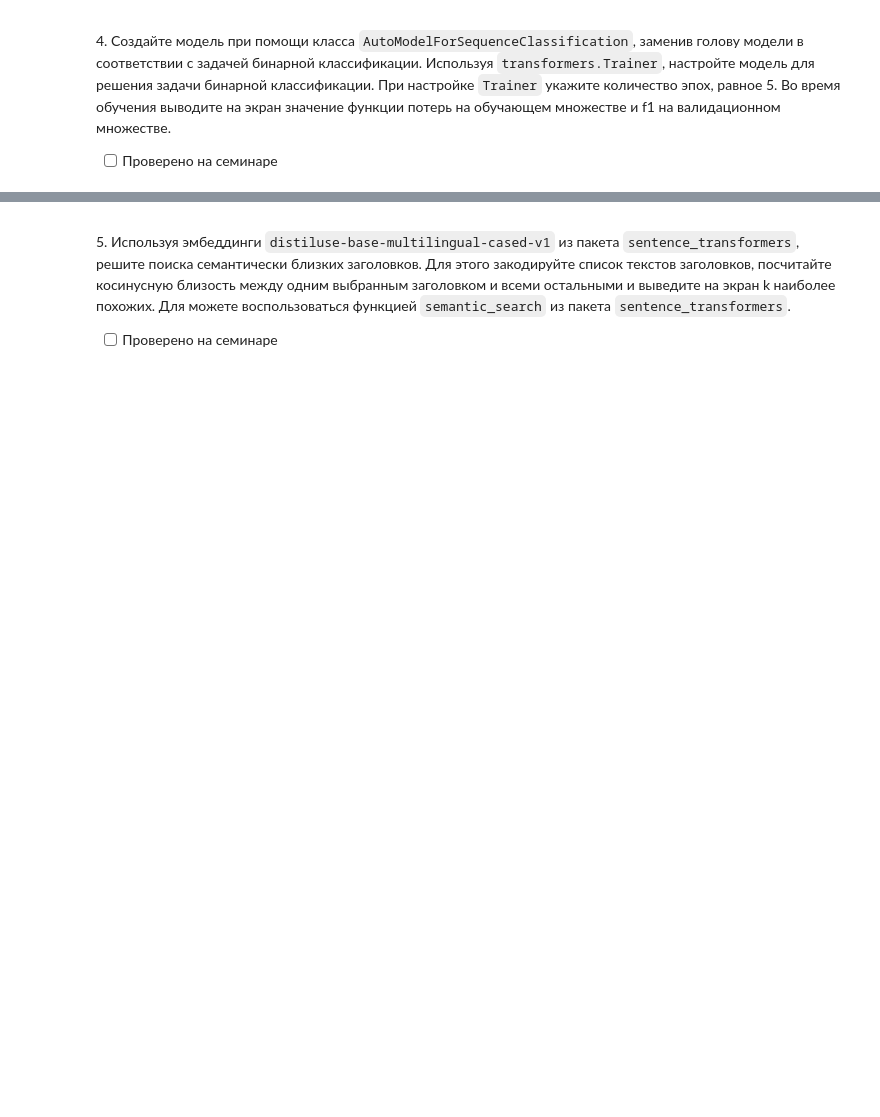
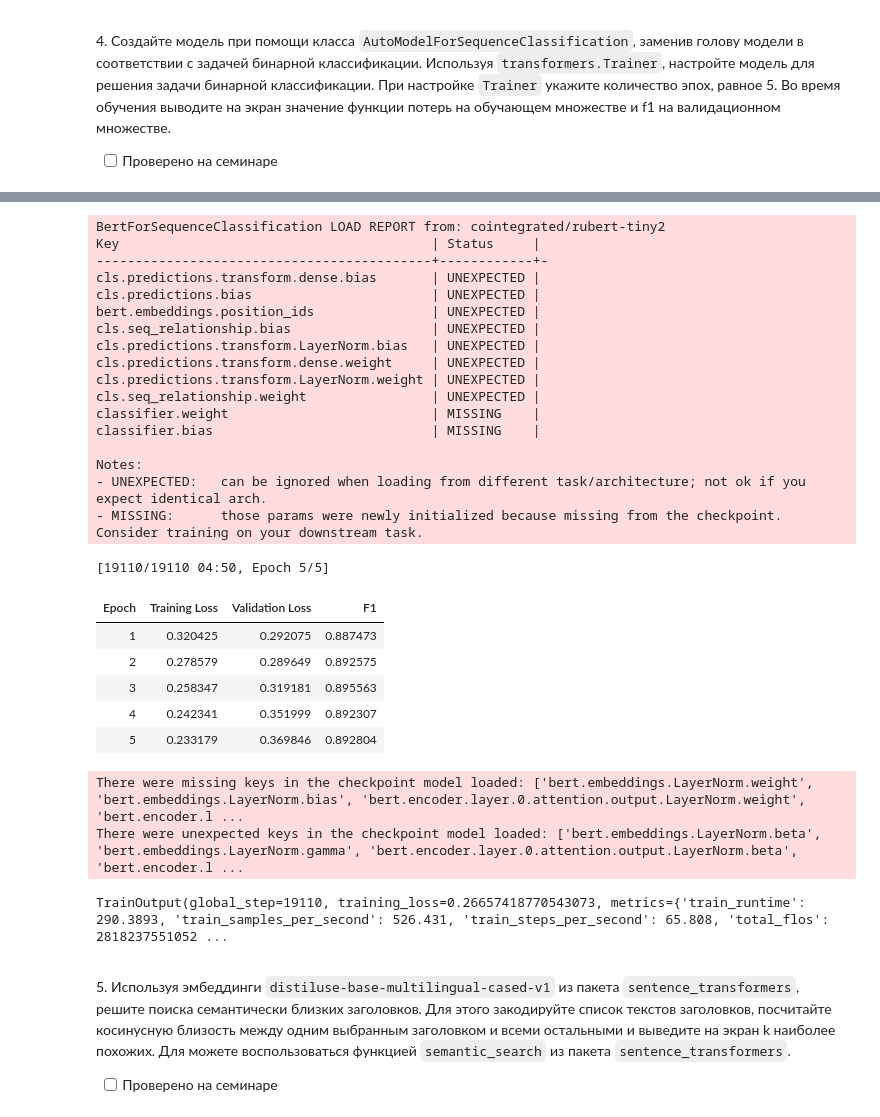
Before and after one commit to Ackrome/FU, a Jupyter notebook: Course_3/NLP/04_transformers/04_1_encoding_finetuning.ipynb, the cells around one changed output, grey strips where cells are left out. Saved outputs shown, nothing was run; the diff lists cells and outputs as text; code cells hidden in the pictures; blank space fills up the shorter version.

```diff
--- a/Course_3/NLP/04_transformers/04_1_encoding_finetuning.ipynb
+++ b/Course_3/NLP/04_transformers/04_1_encoding_finetuning.ipynb
@@ -213,3 +391,75 @@ print(f"\nКосинусное сходство между эмбеддинга
+# %%
+MODEL_NAME = "cointegrated/rubert-tiny2"
+
+tokenizer = AutoTokenizer.from_pretrained(MODEL_NAME)
+classifier_model = AutoModelForSequenceClassification.from_pretrained(
+    MODEL_NAME,
+    num_labels=2
+).to(device)
+
+def tokenize_function(examples):
+    return tokenizer(examples["text"], padding="max_length", truncation=True, max_length=128)
+
+tokenized_datasets = raw_datasets.map(tokenize_function, batched=True)
+tokenized_datasets = tokenized_datasets.rename_column("class", "labels")
+tokenized_datasets = tokenized_datasets.remove_columns(["text"])
+tokenized_datasets.set_format("torch")
+
+def compute_metrics(p: EvalPrediction):
+    preds = np.argmax(p.predictions, axis=1)
+    f1 = f1_score(p.label_ids, preds, average="weighted")
+    return {"f1": f1}
+
+training_args = TrainingArguments(
+    output_dir="./results",
+    num_train_epochs=5,
+    per_device_train_batch_size=8,
+    per_device_eval_batch_size=8,
+    eval_strategy="epoch",
+    logging_strategy="epoch",
+    save_strategy="epoch",
+    learning_rate=2e-5,
+    load_best_model_at_end=True,
+    report_to="none"
+)
+
+trainer = Trainer(
+    model=classifier_model,
+    args=training_args,
+    train_dataset=tokenized_datasets["train"],
+    eval_dataset=tokenized_datasets["validation"],
+    compute_metrics=compute_metrics,
+)
+
+trainer.train()
+# %% [output]
+BertForSequenceClassification LOAD REPORT from: cointegrated/rubert-tiny2
+Key                                        | Status     |
+-------------------------------------------+------------+-
+cls.predictions.transform.dense.bias       | UNEXPECTED |
+cls.predictions.bias                       | UNEXPECTED |
+bert.embeddings.position_ids               | UNEXPECTED |
+cls.seq_relationship.bias                  | UNEXPECTED |
+cls.predictions.transform.LayerNorm.bias   | UNEXPECTED |
+cls.predictions.transform.dense.weight     | UNEXPECTED |
+cls.predictions.transform.LayerNorm.weight | UNEXPECTED |
+cls.seq_relationship.weight                | UNEXPECTED |
+classifier.weight                          | MISSING    |
+classifier.bias                            | MISSING    |
+
+Notes:
+- UNEXPECTED:   can be ignored when loading from different task/architecture; not ok if you expect identical arch.
+- MISSING:      those params were newly initialized because missing from the checkpoint. Consider training on your downstream task.
+[19110/19110 04:50, Epoch 5/5]
+| Epoch | Training Loss | Validation Loss | F1 |
+| 1 | 0.320425 | 0.292075 | 0.887473 |
+| 2 | 0.278579 | 0.289649 | 0.892575 |
+| 3 | 0.258347 | 0.319181 | 0.895563 |
+| 4 | 0.242341 | 0.351999 | 0.892307 |
+| 5 | 0.233179 | 0.369846 | 0.892804 |
+There were missing keys in the checkpoint model loaded: ['bert.embeddings.LayerNorm.weight', 'bert.embeddings.LayerNorm.bias', 'bert.encoder.layer.0.attention.output.LayerNorm.weight', 'bert.encoder.l ...
+There were unexpected keys in the checkpoint model loaded: ['bert.embeddings.LayerNorm.beta', 'bert.embeddings.LayerNorm.gamma', 'bert.encoder.layer.0.attention.output.LayerNorm.beta', 'bert.encoder.l ...
+TrainOutput(global_step=19110, training_loss=0.26657418770543073, metrics={'train_runtime': 290.3893, 'train_samples_per_second': 526.431, 'train_steps_per_second': 65.808, 'total_flos': 2818237551052 ...
 # %% [markdown]
 <p class="task" id="5"></p>
 
```
Also changed, not shown: parts of 14 cells of this notebook, 20 other files.
